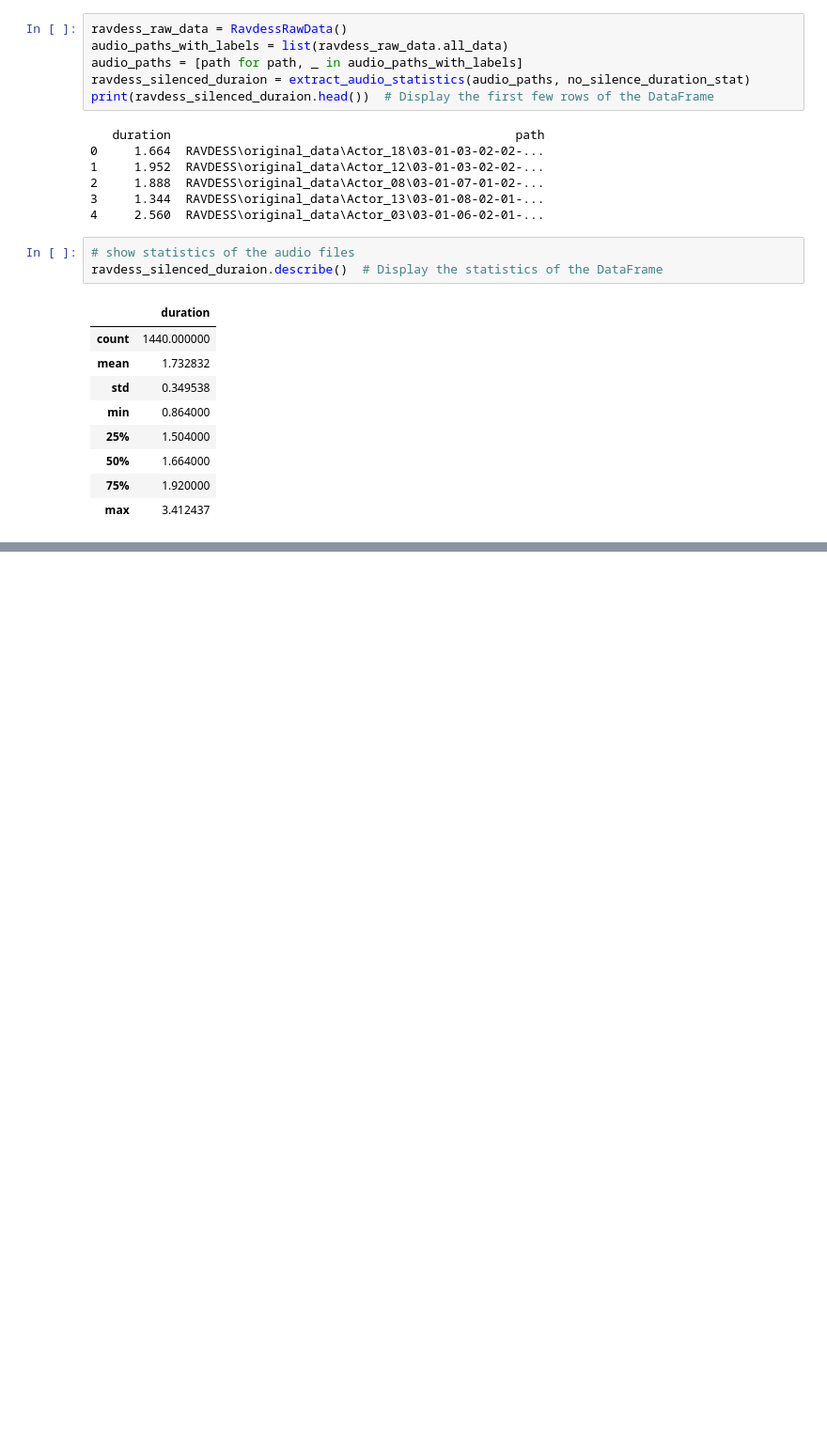
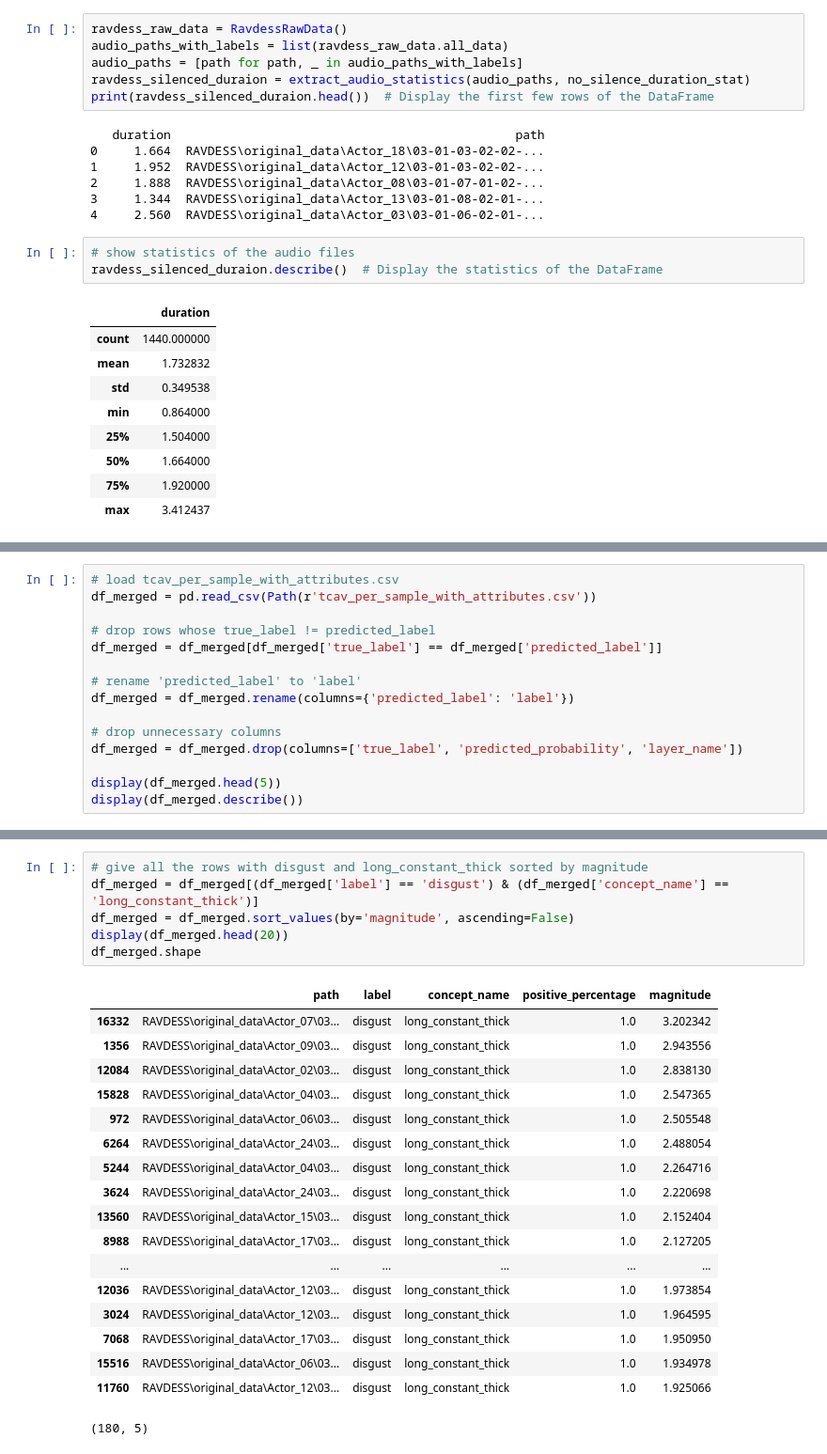
Before and after one commit to Ely6899/Audio_processing_project, a Jupyter notebook: Models/SentimentAnalysis/data_examination.ipynb, the cells around one changed output, grey strips where cells are left out. Shown at 94% size. Cells and saved outputs as stored; diff of their text form; blank space fills up the shorter version.

Commit message:
Starting TCAV analysis in notebook

```diff
--- a/Models/SentimentAnalysis/data_examination.ipynb
+++ b/Models/SentimentAnalysis/data_examination.ipynb
@@ -379,0 +132,15 @@ print(df_2_show.shape)
+# %%
+# load tcav_per_sample_with_attributes.csv
+df_merged = pd.read_csv(Path(r'tcav_per_sample_with_attributes.csv'))
+
+# drop rows whose true_label != predicted_label
+df_merged = df_merged[df_merged['true_label'] == df_merged['predicted_label']]
+
+# rename 'predicted_label' to 'label'
+df_merged = df_merged.rename(columns={'predicted_label': 'label'})
+
+# drop unnecessary columns
+df_merged = df_merged.drop(columns=['true_label', 'predicted_probability', 'layer_name'])
+
+display(df_merged.head(5))
+display(df_merged.describe())
@@ -379,0 +208,25 @@ print(df_2_show.shape)
+# %%
+# give all the rows with disgust and long_constant_thick sorted by magnitude
+df_merged = df_merged[(df_merged['label'] == 'disgust') & (df_merged['concept_name'] == 'long_constant_thick')]
+df_merged = df_merged.sort_values(by='magnitude', ascending=False)
+display(df_merged.head(20))
+df_merged.shape
+# %% [output]
+|  | path | label | concept_name | positive_percentage | magnitude |
+| 16332 | RAVDESS\original_data\Actor_07\03... | disgust | long_constant_thick | 1.0 | 3.202342 |
+| 1356 | RAVDESS\original_data\Actor_09\03... | disgust | long_constant_thick | 1.0 | 2.943556 |
+| 12084 | RAVDESS\original_data\Actor_02\03... | disgust | long_constant_thick | 1.0 | 2.838130 |
+| 15828 | RAVDESS\original_data\Actor_04\03... | disgust | long_constant_thick | 1.0 | 2.547365 |
+| 972 | RAVDESS\original_data\Actor_06\03... | disgust | long_constant_thick | 1.0 | 2.505548 |
+| 6264 | RAVDESS\original_data\Actor_24\03... | disgust | long_constant_thick | 1.0 | 2.488054 |
+| 5244 | RAVDESS\original_data\Actor_04\03... | disgust | long_constant_thick | 1.0 | 2.264716 |
+| 3624 | RAVDESS\original_data\Actor_24\03... | disgust | long_constant_thick | 1.0 | 2.220698 |
+| 13560 | RAVDESS\original_data\Actor_15\03... | disgust | long_constant_thick | 1.0 | 2.152404 |
+| 8988 | RAVDESS\original_data\Actor_17\03... | disgust | long_constant_thick | 1.0 | 2.127205 |
+| ... | ... | ... | ... | ... | ... |
+| 12036 | RAVDESS\original_data\Actor_12\03... | disgust | long_constant_thick | 1.0 | 1.973854 |
+| 3024 | RAVDESS\original_data\Actor_12\03... | disgust | long_constant_thick | 1.0 | 1.964595 |
+| 7068 | RAVDESS\original_data\Actor_17\03... | disgust | long_constant_thick | 1.0 | 1.950950 |
+| 15516 | RAVDESS\original_data\Actor_06\03... | disgust | long_constant_thick | 1.0 | 1.934978 |
+| 11760 | RAVDESS\original_data\Actor_12\03... | disgust | long_constant_thick | 1.0 | 1.925066 |
+(180, 5)
```
Also changed, not shown: parts of 18 cells of this notebook.
